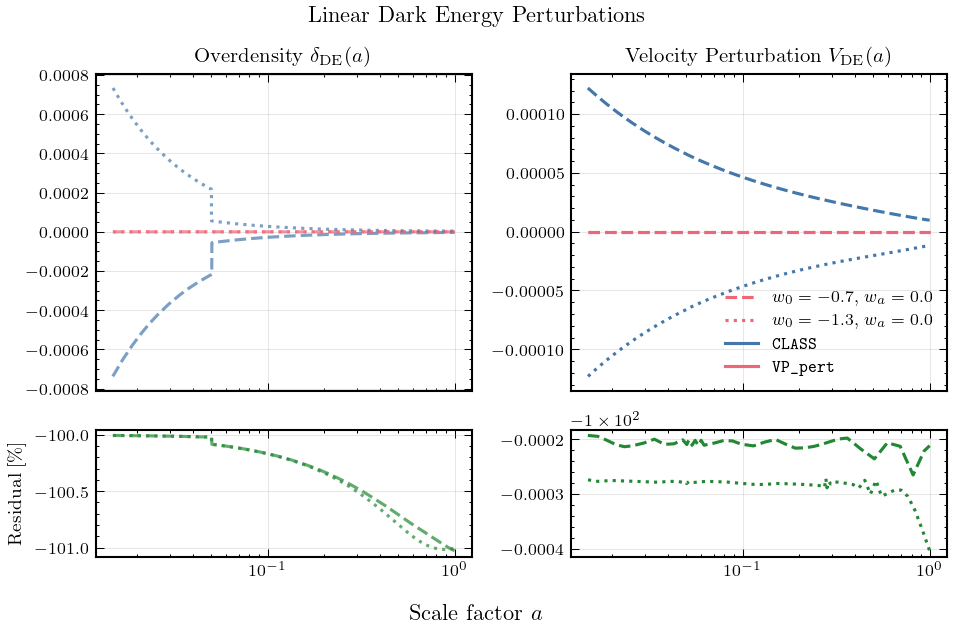
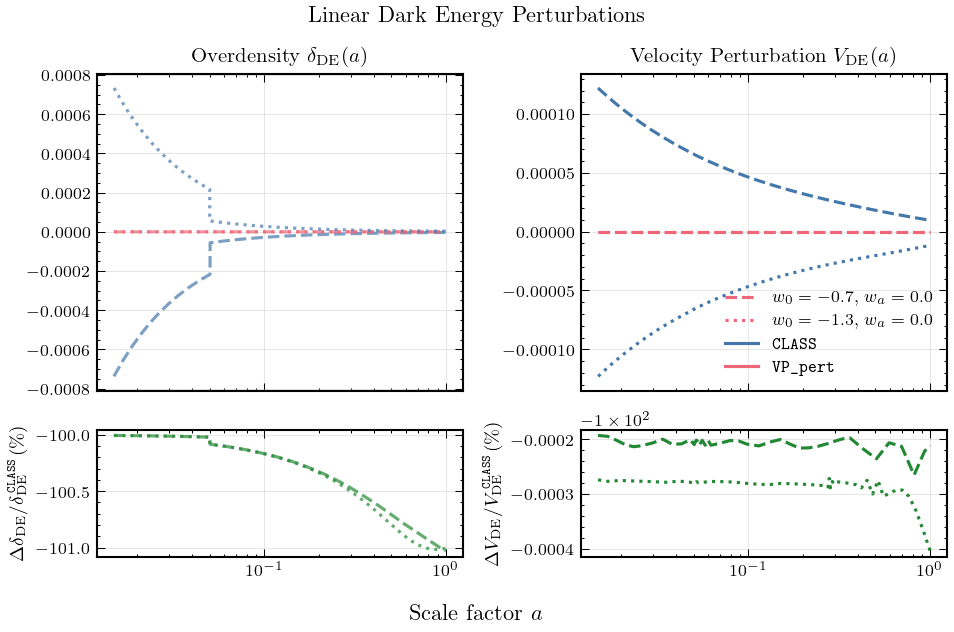
Code edit (unified diff) that turned the first committed figure into the second:
--- before
+++ after
@@ -27,5 +27,6 @@
         ax2[1].semilogx(aa, 100 * (vde_vp_n / vde_cl_n - 1), color=COLORS[2], ls=LINESTYLES[i])
 
-    ax2[0].set_ylabel(r'Residual [\%]')
+    ax2[0].set_ylabel(r'$ \Delta\delta_\mathrm{DE}/\delta_\mathrm{DE}^{\,\texttt{CLASS}} \,(\%)$')
+    ax2[1].set_ylabel(r'$ \Delta V_\mathrm{DE}/ V_\mathrm{DE}^{\,\texttt{CLASS}} \,(\%)$')
     ax2[0].yaxis.set_minor_locator(mticker.AutoMinorLocator())
 

Commit: changed residual to clearer label